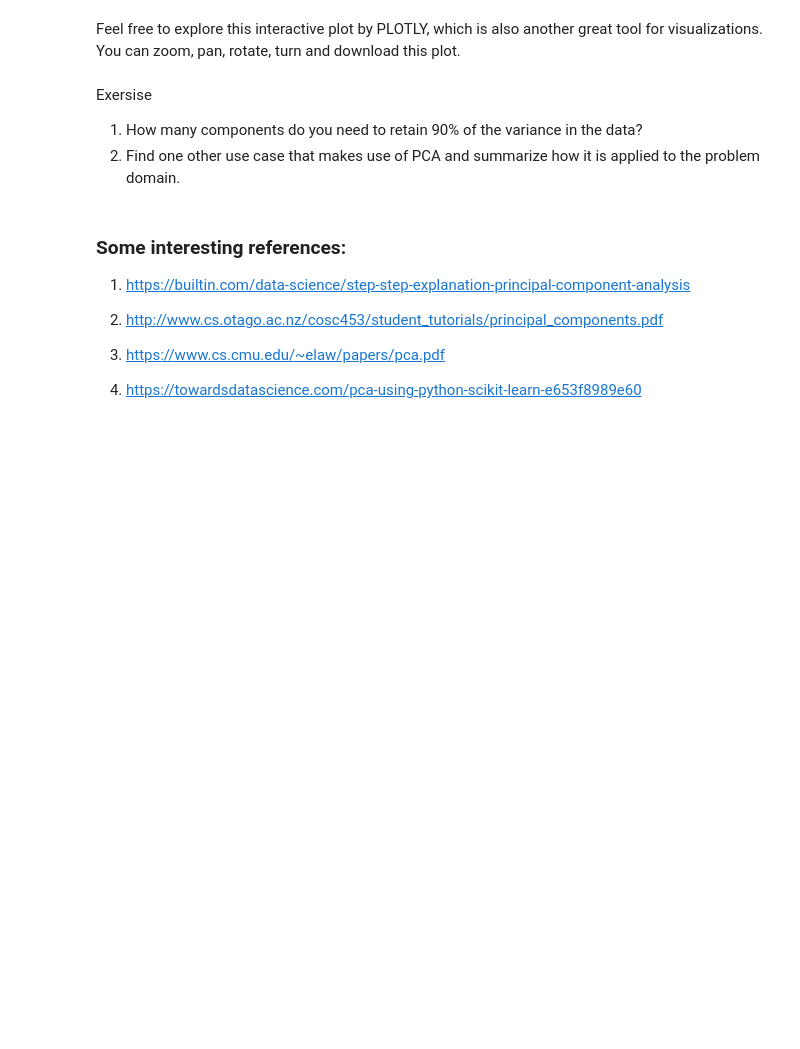
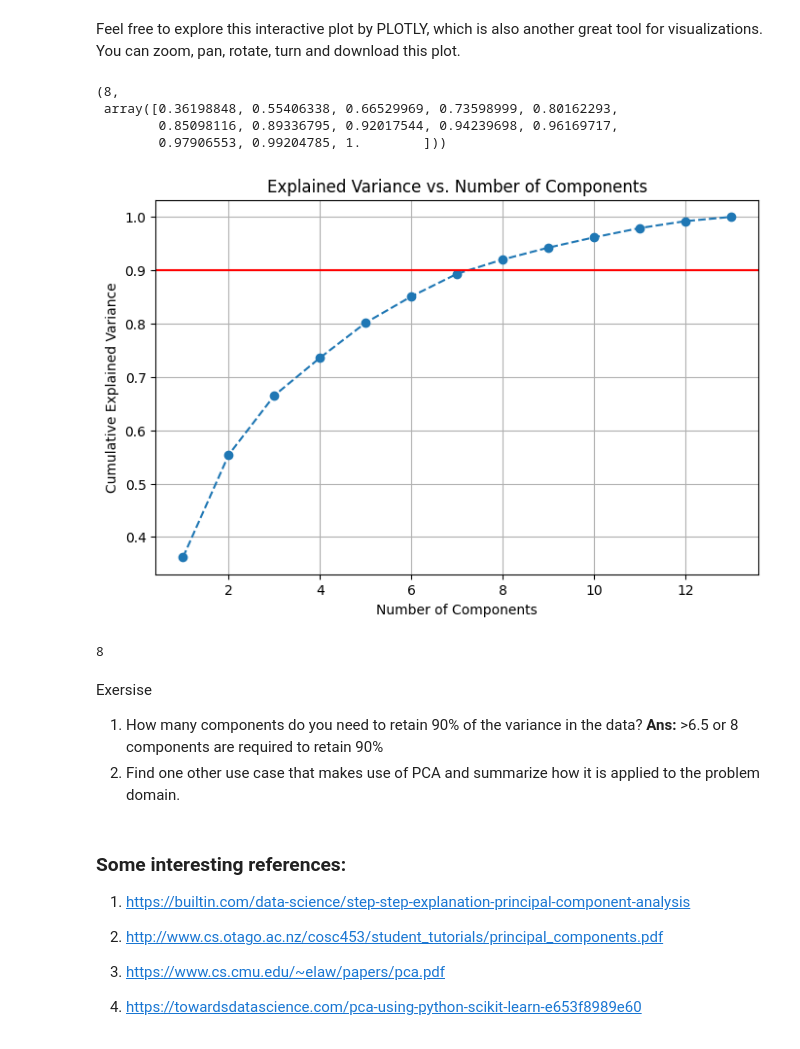
Before and after one commit to lohithready/ihub-iiith, a Jupyter notebook: AIML_III_Module_2_Lab2_Principal_Components_Analysis_(PCA)(Lohtih's).ipynb, the cells around one changed output. Drawn from its saved outputs; the diff is of its cells as text; code cells hidden in the pictures; blank space fills up the shorter version.

```diff
--- a/AIML_III_Module_2_Lab2_Principal_Components_Analysis_(PCA)(Lohtih's).ipynb
+++ b/AIML_III_Module_2_Lab2_Principal_Components_Analysis_(PCA)(Lohtih's).ipynb
@@ -376,9 +376,58 @@ fig.show(renderer = "colab")
 [interactive output not drawn]
 # %% [markdown]
 Feel free to explore this interactive plot by PLOTLY, which is also another great tool for visualizations. You can zoom, pan, rotate, turn and download this plot.
+# %%
+
+# Load the wine dataset
+wine = load_wine()
+X = wine.data
+y = wine.target
+
+# Standardize the data
+scaler = StandardScaler()
+X_scaled = scaler.fit_transform(X)
+
+# Perform PCA
+pca = PCA()
+X_pca = pca.fit_transform(X_scaled)
+
+# Calculate the cumulative explained variance
+cumulative_explained_variance = np.cumsum(pca.explained_variance_ratio_)
+
+# Determine the number of components needed to retain 90% of the variance
+n_components_90 = np.argmax(cumulative_explained_variance >= 0.90) + 1
+n_components_90, cumulative_explained_variance
+# %% [output]
+(8,
+ array([0.36198848, 0.55406338, 0.66529969, 0.73598999, 0.80162293,
+        0.85098116, 0.89336795, 0.92017544, 0.94239698, 0.96169717,
+        0.97906553, 0.99204785, 1.        ]))
+# %%
+
+# Calculate the cumulative explained variance
+cumulative_explained_variance = np.cumsum(pca.explained_variance_ratio_)
+
+# Plot cumulative explained variance
+plt.figure(figsize=(8, 5))
+plt.plot(range(1, len(cumulative_explained_variance) + 1), cumulative_explained_variance, marker='o', linestyle='--')
+plt.xlabel('Number of Components')
+plt.ylabel('Cumulative Explained Variance')
+plt.title('Explained Variance vs. Number of Components')
+plt.grid(True)
+plt.axhline(y=0.90, color='r', linestyle='-')
+plt.show()
+
+# Determine the number of components needed to retain 90% of the variance
+n_components_90 = np.argmax(cumulative_explained_variance >= 0.90) + 1
+
+n_components_90
+# %% [output]
+[figure, added]
+8
 # %% [markdown]
 Exersise
 1. How many components do you need to retain 90% of the variance in the data?
+**Ans:** >6.5 or 8 components are required to retain 90%
 2. Find one other use case that makes use of PCA and summarize how it is applied to the problem domain.
 # %% [markdown]
 ### Some interesting references:
```
